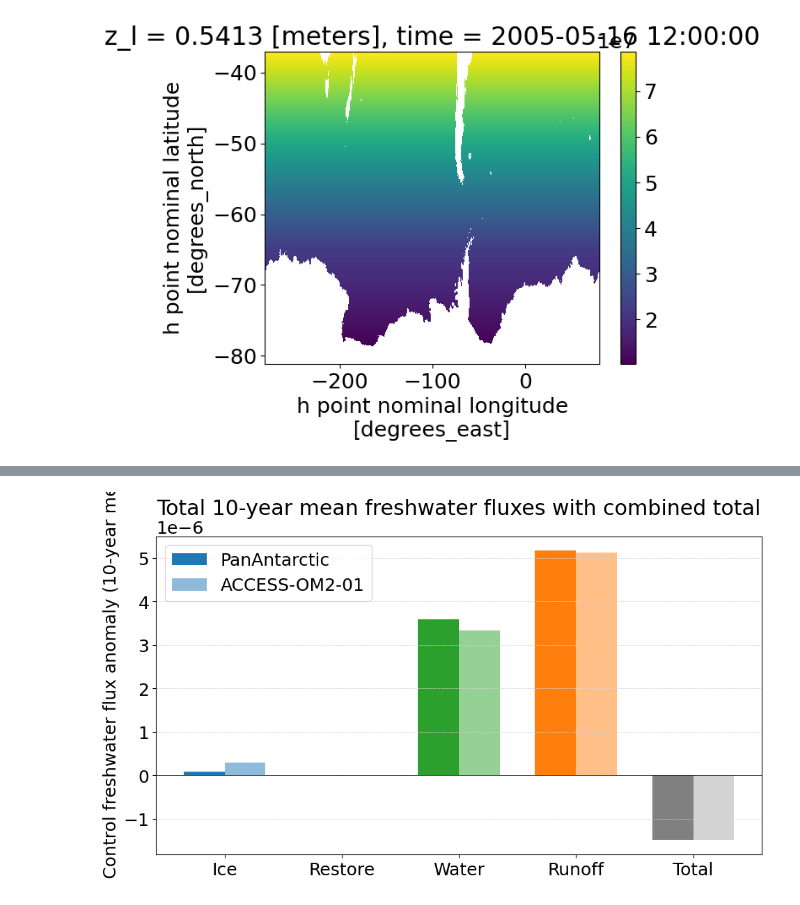
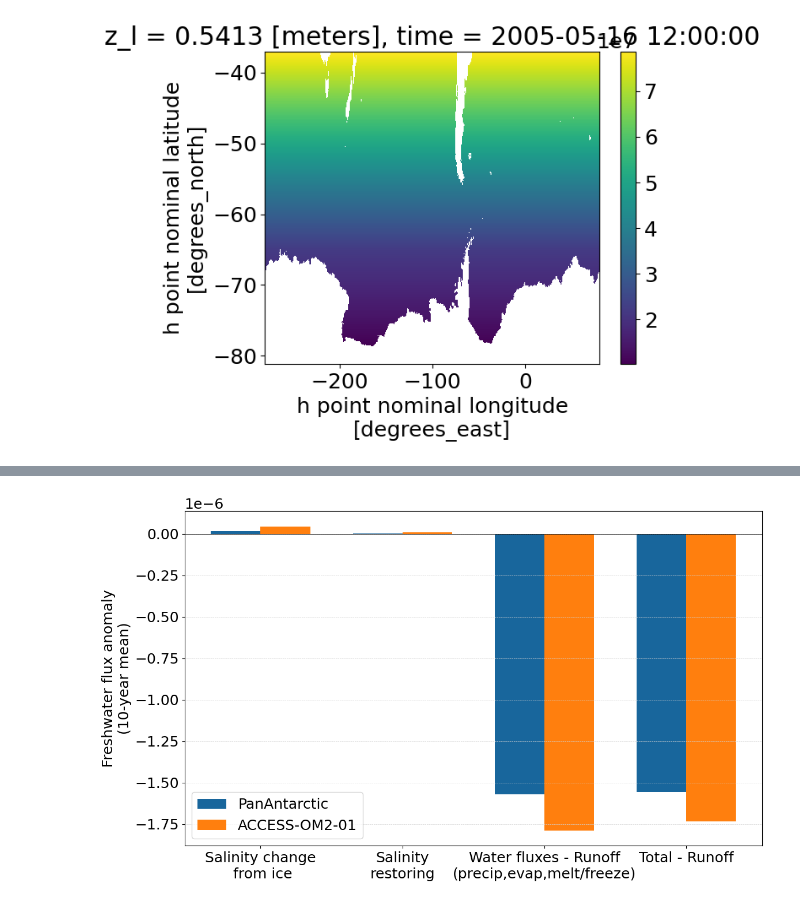
Before and after one commit to adele-morrison/panan-meltwater, a Jupyter notebook: notebooks/salinity_analysis/surface_fluxes/SurfaceFluxes_prescribed.ipynb, the cells around one changed output, grey strips where cells are left out. Saved outputs shown, nothing was run; the diff lists cells and outputs as text; code cells hidden in the pictures.

```diff
--- a/notebooks/salinity_analysis/surface_fluxes/SurfaceFluxes_prescribed.ipynb
+++ b/notebooks/salinity_analysis/surface_fluxes/SurfaceFluxes_prescribed.ipynb
@@ -196,7 +208,7 @@ cont_pan = xr.open_mfdataset(pathsC_1, preprocess = preprocess_1, chunks = 'auto
 melt_pan = xr.open_mfdataset(pathsM_1, preprocess = preprocess_1, chunks = 'auto')
 
 def preprocess_2(ds):
-    ds = ds[['pme_river','runoff']].sel(yt_ocean=lat_slice)
+    ds = ds[['pme_river','runoff','wfimelt','wfiform']].sel(yt_ocean=lat_slice)
     return ds
 
 cont_acc = xr.open_mfdataset(pathsC_2, preprocess = preprocess_2, chunks = 'auto')
@@ -375 +413,5 @@ shelf_restore_acc_M_new = shelf_restore_acc_M.to_series()['1910-01-01':'1919-12-
+# %%
+# because it turns out pme_river does include the ice anyway, redefining:
+shelf_water_acc_C_new = shelf_pme_river_acc_C_new
+shelf_water_acc_M_new = shelf_pme_river_acc_M_new
 # %%
@@ -460,3 +445,9 @@ plt.show()
+# %%
+# Colours for plotting
+colors = {'pan01_res': '#0000a2',
+          'pan005_res': '#E84141',
+          'pan01_pre' : '#18669C',
+          'access_pre': 'tab:orange'}
 # %%
 plt.rcParams['font.size'] = 18
 
@@ -546,17 +537,20 @@ def lighten(color, amount=0.4):
     return tuple(c[:3] + (1 - c[:3]) * amount)
 
 # --- Compute anomalies (Melt - Control) ---
-an_pan_ice_rest   = shelf_ice_restore_pan_M_new.values - shelf_ice_restore_pan_C_new.values
+#an_pan_ice_rest   = shelf_ice_restore_pan_M_new.values - shelf_ice_restore_pan_C_new.values
 an_pan_water = shelf_water_pan_M_new.values       - shelf_water_pan_C_new.values
+an_pan_real_water = (shelf_water_pan_M_new-shelf_runoff_pan_M_new).values - (shelf_water_pan_C_new-shelf_runoff_pan_C_new).values
 an_pan_run   = shelf_runoff_pan_M_new.values      - shelf_runoff_pan_C_new.values
 an_pan_ice   = shelf_ice_pan_M_new.values         - shelf_ice_pan_C_new.values
 an_pan_rest  = shelf_restore_pan_M_new.values     - shelf_restore_pan_C_new.values
 
-an_acc_ice_rest   = shelf_ice_restore_acc_M_new.values - shelf_ice_restore_acc_C_new.values[3:]
+#an_acc_ice_rest   = shelf_ice_restore_acc_M_new.values - shelf_ice_restore_acc_C_new.values[3:]
+an_acc_real_water = (shelf_water_acc_M_new-shelf_runoff_acc_M_new).values - (shelf_water_acc_C_new-shelf_runoff_acc_C_new).values
 an_acc_water = shelf_water_acc_M_new.values       - shelf_water_acc_C_new.values
 an_acc_run   = shelf_runoff_acc_M_new.values      - shelf_runoff_acc_C_new.values
 an_acc_ice   = shelf_ice_acc_M_new.values         - shelf_ice_acc_C_new.values
 an_acc_rest  = shelf_restore_acc_M_new.values     - shelf_restore_acc_C_new.values[3:]
+an_acc_pme_river = shelf_pme_river_acc_M_new.values     - shelf_pme_river_acc_C_new.values
 # %%
 from matplotlib.colors import to_rgba
 
@@ -938,54 +1040,45 @@ plt.show()
 # %%
-import numpy as np
-import matplotlib.pyplot as plt
-
 # --- Functions to compute total mean ---
 def total_mean(anom):
     return np.nanmean(anom)
 
 # --- Compute total 10-year means ---
-def compute_total_means(an_ice, an_rest, an_water, an_run):
+def compute_total_means(an_ice, an_rest, an_real_water):
     ice_mean   = total_mean(an_ice)
     rest_mean  = total_mean(an_rest)
-    water_mean = total_mean(an_water)
-    run_mean   = total_mean(an_run)
-    total = ice_mean + rest_mean + water_mean - run_mean
-    return [ice_mean, rest_mean, water_mean, run_mean, total]
+    real_water_mean = total_mean(an_real_water)
+    total = ice_mean + rest_mean + real_water_mean
+    return [ice_mean, rest_mean, real_water_mean, total]
 
 # Compute for PanAntarctic
-pan_means_total = compute_total_means(an_pan_ice, an_pan_rest, an_pan_water, an_pan_run)
+pan_means_total = compute_total_means(an_pan_ice, an_pan_rest, an_pan_real_water)
 
 # Compute for ACCESS-OM2-01
-acc_means_total = compute_total_means(an_acc_ice, an_acc_rest, an_acc_water, an_acc_run)
+acc_means_total = compute_total_means(an_acc_ice, an_acc_rest, an_acc_real_water)
 
 # --- Prepare bar positions ---
-labels = ['Ice', 'Restore', 'Water', 'Runoff', 'Total']
+labels = ['Salinity change\n from ice', 'Salinity\nrestoring', 'Water fluxes - Runoff\n(precip,evap,melt/freeze)', 'Total - Runoff']
 x = np.arange(len(labels))
 width = 0.35
 
-plt.figure(figsize=(10,6))
+plt.figure(figsize=(12,7.2))
 
 # PanAntarctic
-plt.bar(x - width/2, pan_means_total, width, color=[forcing_colors['ice'], forcing_colors['restore'],
-                                                   forcing_colors['water'], forcing_colors['runoff'], 'grey'],
+plt.bar(x - width/2, pan_means_total, width, color=colors['pan01_pre'],
         label='PanAntarctic')
 
 # ACCESS-OM2-01
-plt.bar(x + width/2, acc_means_total, width, color=[lighten(forcing_colors['ice'],0.5),
-                                                    lighten(forcing_colors['restore'],0.5),
-                                                    lighten(forcing_colors['water'],0.5),
-                                                    lighten(forcing_colors['runoff'],0.5),
-                                                    'lightgrey'],
+plt.bar(x + width/2, acc_means_total, width, color=colors['access_pre'],
         label='ACCESS-OM2-01')
 
 # --- Formatting ---
 plt.xticks(x, labels)
-plt.ylabel('Melt – Control freshwater flux anomaly (10-year mean)')
-plt.title('Total 10-year mean freshwater fluxes with combined total')
+plt.ylabel('Freshwater flux anomaly\n(10-year mean)')
+#plt.title('Total 10-year mean freshwater fluxes with combined total')
 plt.axhline(0, color='black', linewidth=0.5)
 plt.grid(True, axis='y', color='lightgrey', linestyle='--', linewidth=0.5)
 plt.legend()
 plt.tight_layout()
 plt.show()
 # %% [output]
-[figure, old version]
+[figure, new version]
```
Also changed, not shown: parts of 51 cells of this notebook, 18 other files.
